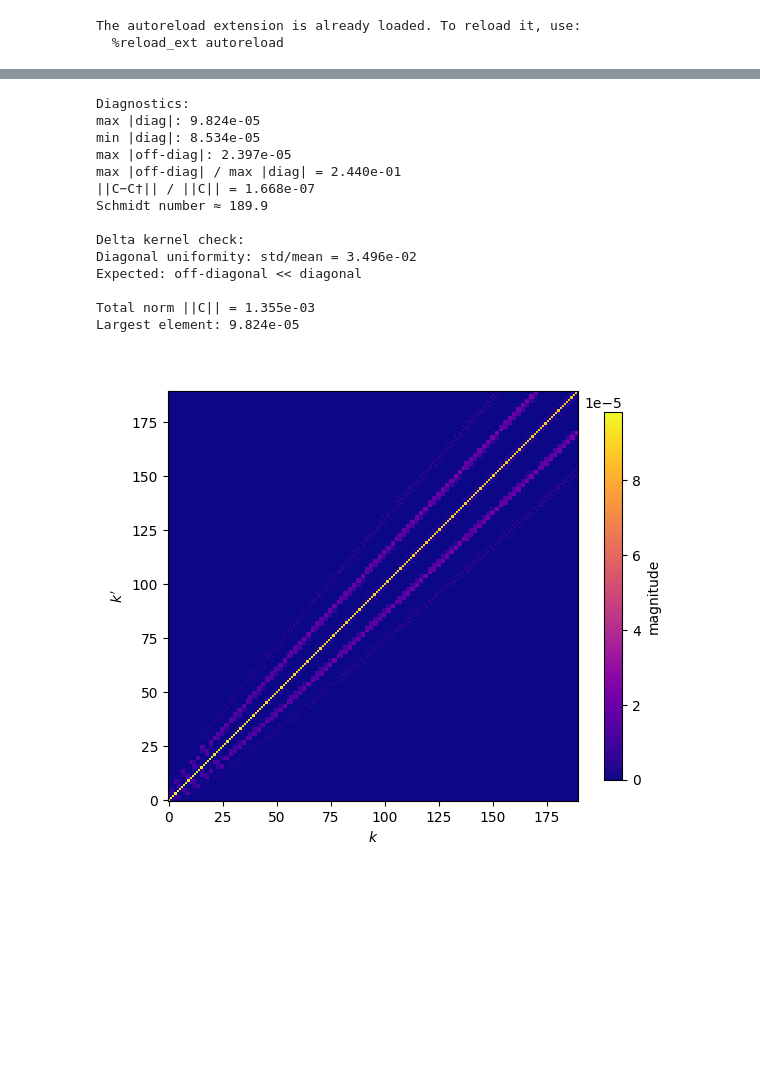
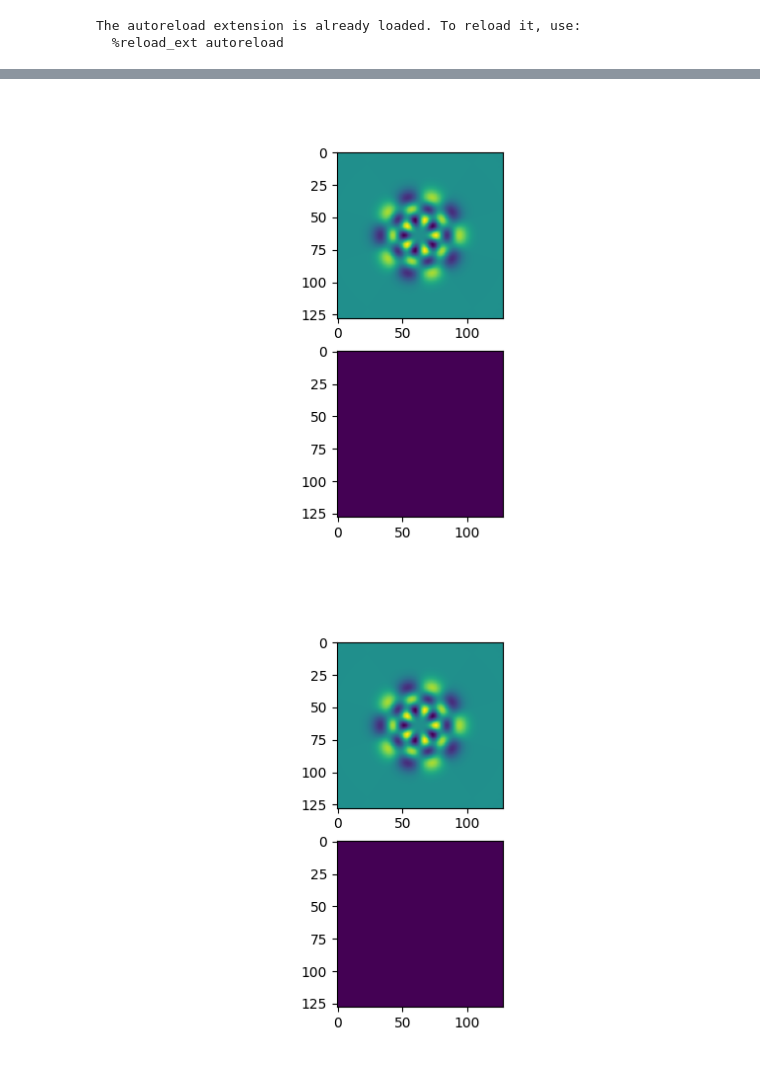
Before and after one commit to rubiaek/qdc2, a Jupyter notebook: qdc/mmf/finite_phase_matching.ipynb, the cells around one changed output, grey strips where cells are left out. Saved outputs shown, nothing was run; the diff lists cells and outputs as text; code cells hidden in the pictures; blank space fills up the shorter version.

```diff
--- a/qdc/mmf/finite_phase_matching.ipynb
+++ b/qdc/mmf/finite_phase_matching.ipynb
@@ -119,56 +182,5 @@ Integration complete.
-# %%
-
-# ------------------- visualization -------------------
-fig, ax = plt.subplots(figsize=(6,5.2))
-im = ax.imshow(np.abs(C), origin='lower', cmap='plasma', interpolation='nearest') # , vmax=5e-5)
-ax.set_xlabel('$k$')
-ax.set_ylabel("$k'$")
-plt.colorbar(im, ax=ax, shrink=0.8, label='magnitude')
-plt.tight_layout()
-
-# ------------------- diagnostics -------------------
-diag = np.abs(np.diag(C))
-diag_max = diag.max()
-diag_min = diag.min()
-offdiag = np.abs(C - np.diag(np.diag(C)))
-offmax = offdiag.max()
-
-print(f"\nDiagnostics:")
-print(f"max |diag|: {diag_max:.3e}")
-print(f"min |diag|: {diag_min:.3e}")
-print(f"max |off-diag|: {offmax:.3e}")
-print(f"max |off-diag| / max |diag| = {offmax/diag_max:.3e}")
-
-herm = np.linalg.norm(C - C.conj().T) / np.linalg.norm(C)
-print(f"||C−C†|| / ||C|| = {herm:.3e}")
-
-s = np.linalg.svd(C, compute_uv=False)
-K = (s.sum()**2)/(s@s)
-print(f"Schmidt number ≈ {K:.1f}")
-
-# Delta kernel check
-if use_delta_kernel:
-    print(f"\nDelta kernel check:")
-    print(f"Diagonal uniformity: std/mean = {diag.std()/diag.mean():.3e}")
-    print(f"Expected: off-diagonal << diagonal")
-
-# Check for numerical issues
-C_norm = np.linalg.norm(C)
-print(f"\nTotal norm ||C|| = {C_norm:.3e}")
-print(f"Largest element: {np.abs(C).max():.3e}")
-# %% [output]
-Diagnostics:
-max |diag|: 9.824e-05
-min |diag|: 8.534e-05
-max |off-diag|: 2.397e-05
-max |off-diag| / max |diag| = 2.440e-01
-||C−C†|| / ||C|| = 1.668e-07
-Schmidt number ≈ 189.9
-
-Delta kernel check:
-Diagonal uniformity: std/mean = 3.496e-02
-Expected: off-diagonal << diagonal
-
-Total norm ||C|| = 1.355e-03
-Largest element: 9.824e-05
-[figure, removed]
+# %%
+fib.show_mode(50)
+# %% [output]
+[figure, added]
+[figure, added]
```
Also changed, not shown: parts of 3 cells of this notebook, 1 other file.
